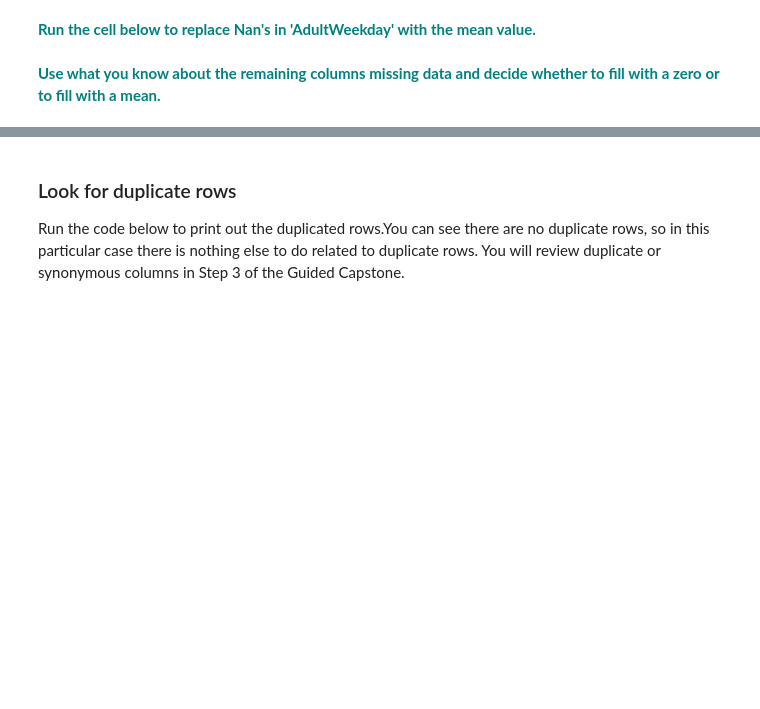
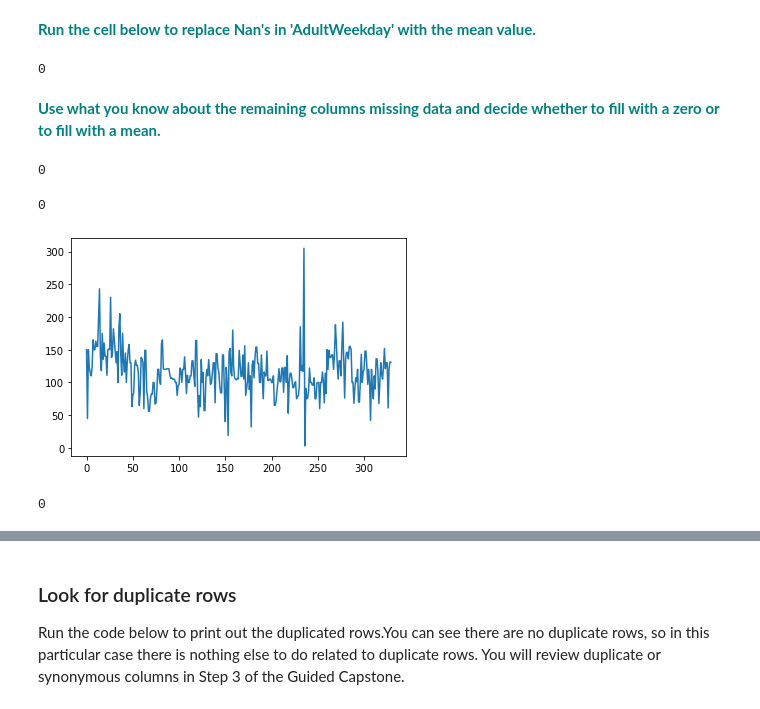
Before and after one commit to saimoom026/Springboard, a Jupyter notebook: springboard/GuidedCapstone/GuidedCapstone_Step2.ipynb, the cells around one changed output, grey strips where cells are left out. Drawn from its saved outputs; the diff is of its cells as text; code cells hidden in the pictures; blank space fills up the shorter version.

Commit message:
fixd remainder of NaN in GuidedCapstone_step2.ipynb

```diff
--- a/springboard/GuidedCapstone/GuidedCapstone_Step2.ipynb
+++ b/springboard/GuidedCapstone/GuidedCapstone_Step2.ipynb
@@ -76,7 +76,7 @@ Now you're ready to read your data into a pandas dataframe. In this exercise, th
 # %% [markdown]
 <font color='teal'> **Load the data into a pandas dataframe and print the first five rows of the dataframe.**</font>
 # %%
-initial_df=pd.read_csv('updated_ski_data.csv')
+initial_df=pd.read_csv('/resources/springboard/GuidedCapstone/data/updated_ski_data.csv')
 initial_df.head(5)
 # %% [output]
 |  | Name | Region | state | summit_elev | vertical_drop | base_elev | trams | fastEight | fastSixes | ... |
@@ -388,0 +372,4 @@ Name: fastEight, Length: 330, dtype: float64
+# %%
+initial_df['fastEight'].fillna(0, inplace=True)
+initial_df['fastEight'].head(10)
+initial_df['fastEight'].isna().sum()
@@ -390,5 +379,6 @@ Name: fastEight, Length: 330, dtype: float64
 Consider the next column with missing values, 'NightSkiing_ac'. This column represents the number of acres of night skiing availble at this resort. Not all resorts have night skiing because it requires stadium lights and is not that popular with skiers and snowboarders. Given that information, it is also safe to assume that if there are missing values in this column, it is due to there not being any night skiing acres available at that resort so you can fill missing values with zeros safely.
 # %%
 # fill NightSkiing_ac column with 0's
-initial_df['NightSkiing_ac'].fillna(0)
+initial_df['NightSkiing_ac'].fillna(0, inplace=True)
+initial_df['NightSkiing_ac'].isna().sum()
 # %% [output]
@@ -410,17 +389,29 @@ Next, let's consider the ticket price columns 'AdultWeekday' & 'AdultWeekend'. Y
 <font color='teal'> **Run the cell below to replace Nan's in 'AdultWeekday' with the mean value.**</font>
 # %%
 initial_df['AdultWeekday'].fillna((initial_df['AdultWeekday'].mean()), inplace=True)
+initial_df['AdultWeekday'].isna().sum()
+# %% [output]
+0
 # %% [markdown]
 <font color='teal'> **Use what you know about the remaining columns missing data and decide whether to fill with a zero or to fill with a mean.**</font>
 # %%
 # NaN's in AdultWeekend' column can be filled with mean values over the column, similar to 'AdultWeekday'
 initial_df['AdultWeekend'].fillna((initial_df['AdultWeekend'].mean()), inplace=True)
+initial_df['AdultWeekend'].isna().sum()
+# %% [output]
+0
 # %%
-# fill NaN for 'daysopenlastyear' column---by substituting corresponding 'projectedDaysOpen'
-# high correlation found--daysopen and projecteddays columns
-# initial_df[['projectedDaysOpen','daysOpenLastYear']].plot()
-initial_df['daysOpenLastYear'].fillna(initial_df['projectedDaysOpen'], inplace=True)
+# fill NaN for 'daysopenlastyear' column---by forward fill
+initial_df.daysOpenLastYear.fillna(method='ffill',inplace=True)
+initial_df.daysOpenLastYear.plot()
+initial_df['daysOpenLastYear'].isna().sum()
+# %% [output]
+0
+[figure, added]
 # %%
 ## fill Nan for 'terrainparks'---forward filled--as plotting the data suggested missing between adjacent values
 initial_df['TerrainParks'].fillna(method='ffill',inplace=True)
+initial_df['TerrainParks'].isna().sum()
+# %% [output]
+0
 # %%
```
Also changed, not shown: parts of 18 cells of this notebook.
